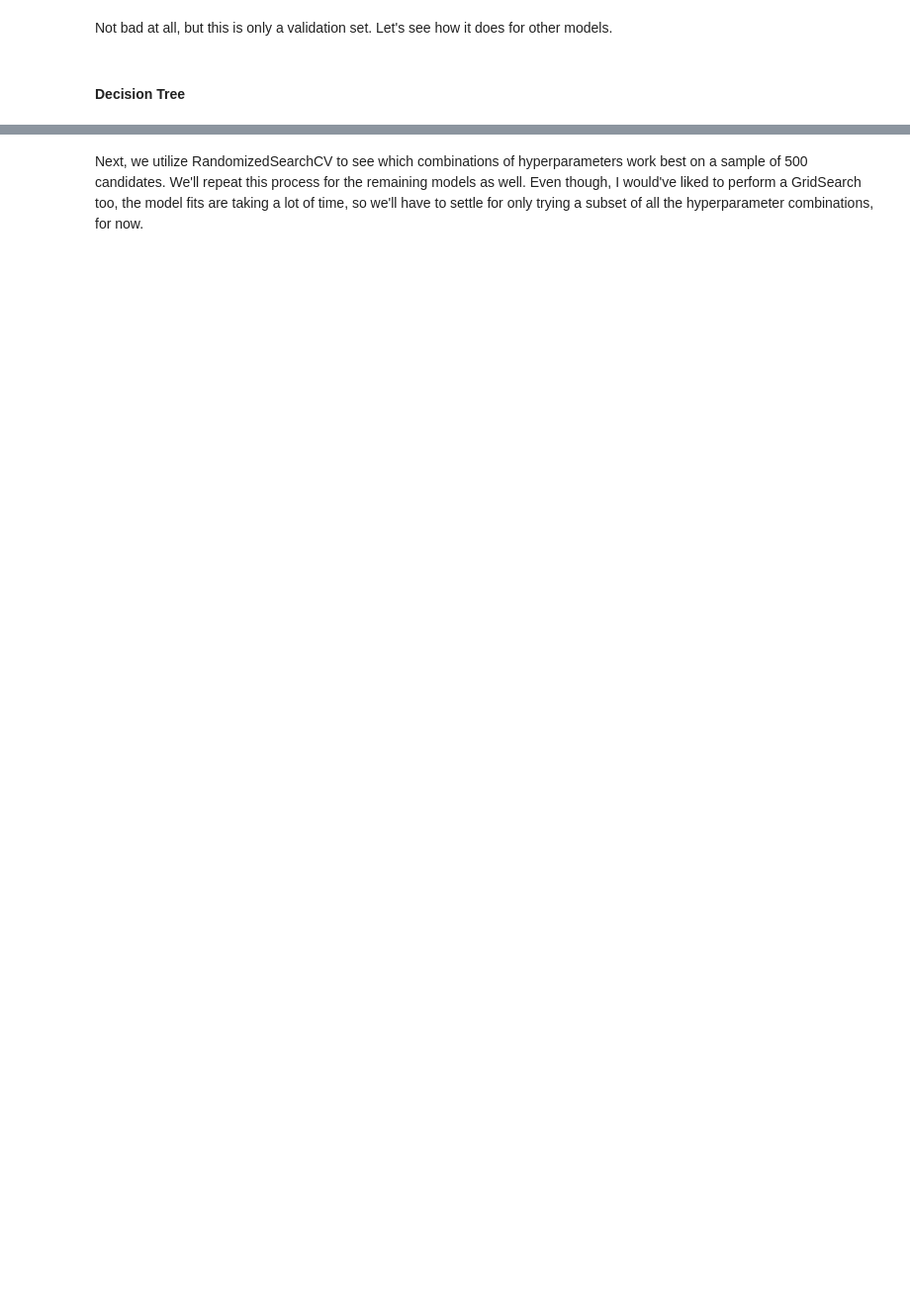
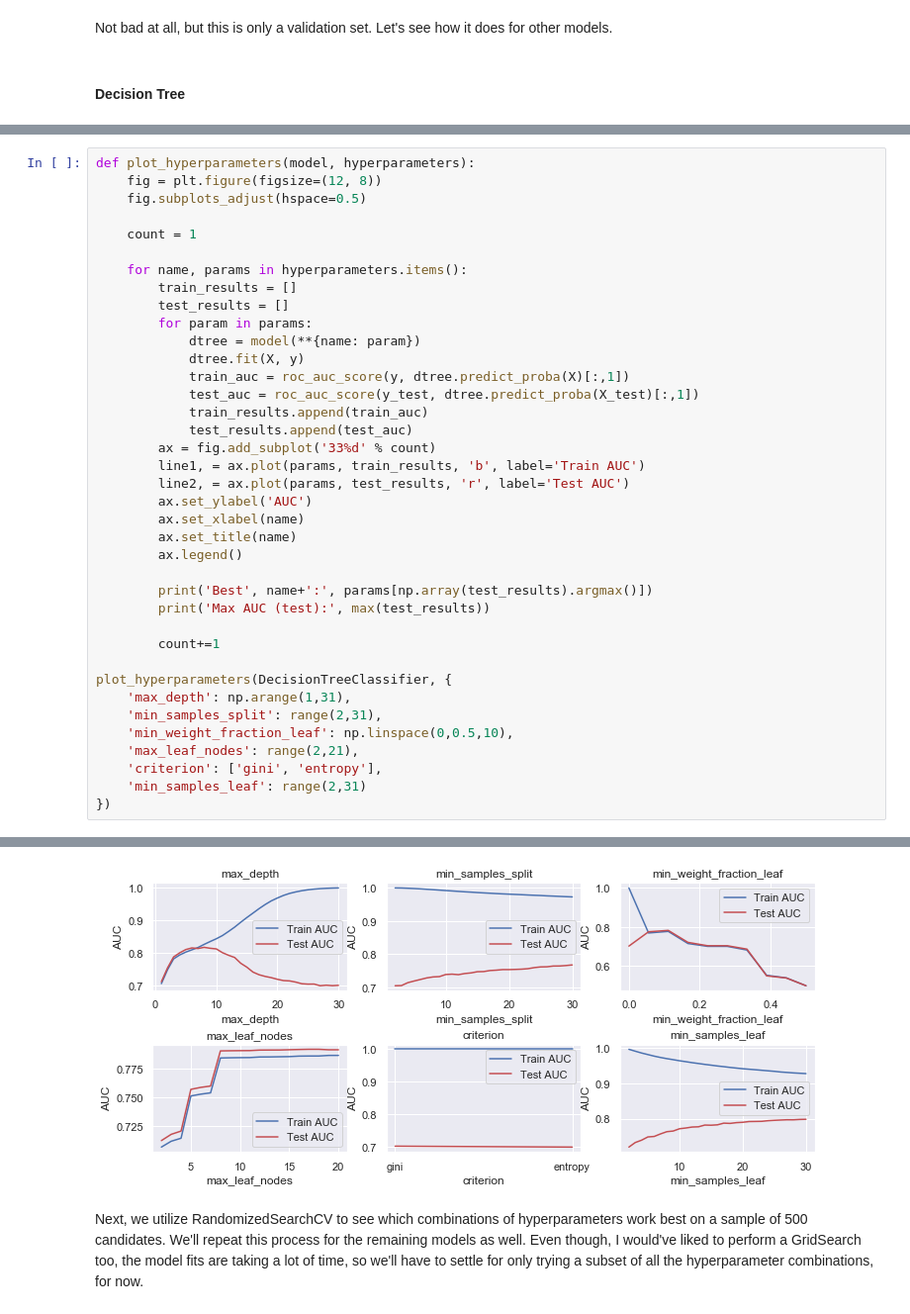
Before and after one commit to ejyap/Notebooks, a Jupyter notebook: Notebooks/blight_compliance.ipynb, the cells around one changed output, grey strips where cells are left out. Shown at 99% size. Saved outputs shown, nothing was run; the diff lists cells and outputs as text; blank space fills up the shorter version.

```diff
--- a/Notebooks/blight_compliance.ipynb
+++ b/Notebooks/blight_compliance.ipynb
@@ -696,0 +583,39 @@ Max AUC (test): 0.7903322431356915
+# %%
+def plot_hyperparameters(model, hyperparameters):
+    fig = plt.figure(figsize=(12, 8))
+    fig.subplots_adjust(hspace=0.5)
+
+    count = 1
+
+    for name, params in hyperparameters.items():
+        train_results = []
+        test_results = []
+        for param in params:
+            dtree = model(**{name: param})
+            dtree.fit(X, y)
+            train_auc = roc_auc_score(y, dtree.predict_proba(X)[:,1])
+            test_auc = roc_auc_score(y_test, dtree.predict_proba(X_test)[:,1])
+            train_results.append(train_auc)
+            test_results.append(test_auc)
+        ax = fig.add_subplot('33%d' % count)
+        line1, = ax.plot(params, train_results, 'b', label='Train AUC')
+        line2, = ax.plot(params, test_results, 'r', label='Test AUC')
+        ax.set_ylabel('AUC')
+        ax.set_xlabel(name)
+        ax.set_title(name)
+        ax.legend()
+
+        print('Best', name+':', params[np.array(test_results).argmax()])
+        print('Max AUC (test):', max(test_results))
+
+        count+=1
+
+plot_hyperparameters(DecisionTreeClassifier, {
+    'max_depth': np.arange(1,31),
+    'min_samples_split': range(2,31),
+    'min_weight_fraction_leaf': np.linspace(0,0.5,10),
+    'max_leaf_nodes': range(2,21),
+    'criterion': ['gini', 'entropy'],
+    'min_samples_leaf': range(2,31)
+})
+# %% [output]
@@ -697,3 +634,4 @@ Max AUC (test): 0.7903322431356915
+[figure, added]
 # %% [markdown]
 Next, we utilize RandomizedSearchCV to see which combinations of hyperparameters work best on a sample of 500 candidates. We'll repeat this process for the remaining models as well. Even though, I would've liked to perform a GridSearch too, the model fits are taking a lot of time, so we'll have to settle for only trying a subset of all the hyperparameter combinations, for now.
 # %%
```
Also changed, not shown: parts of 23 cells of this notebook.
